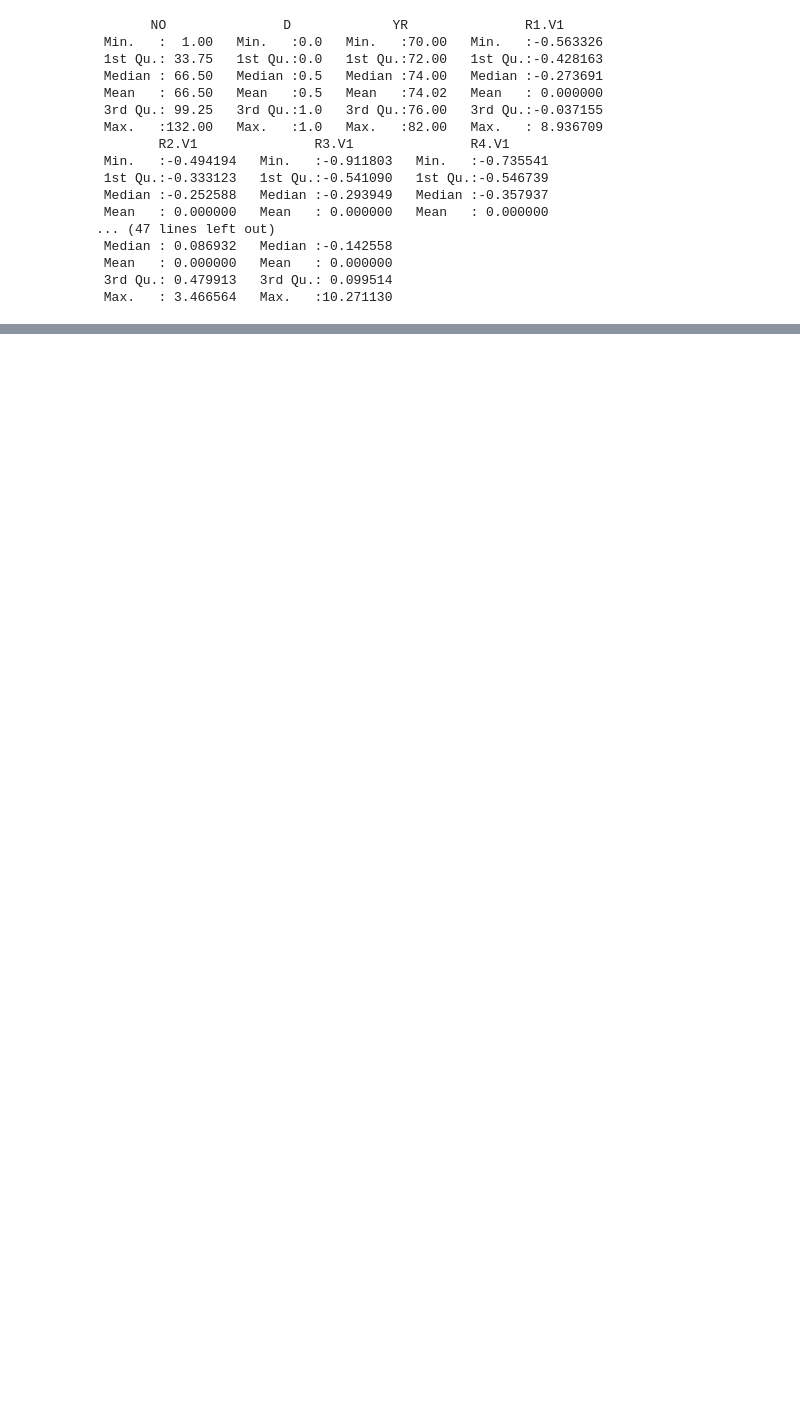
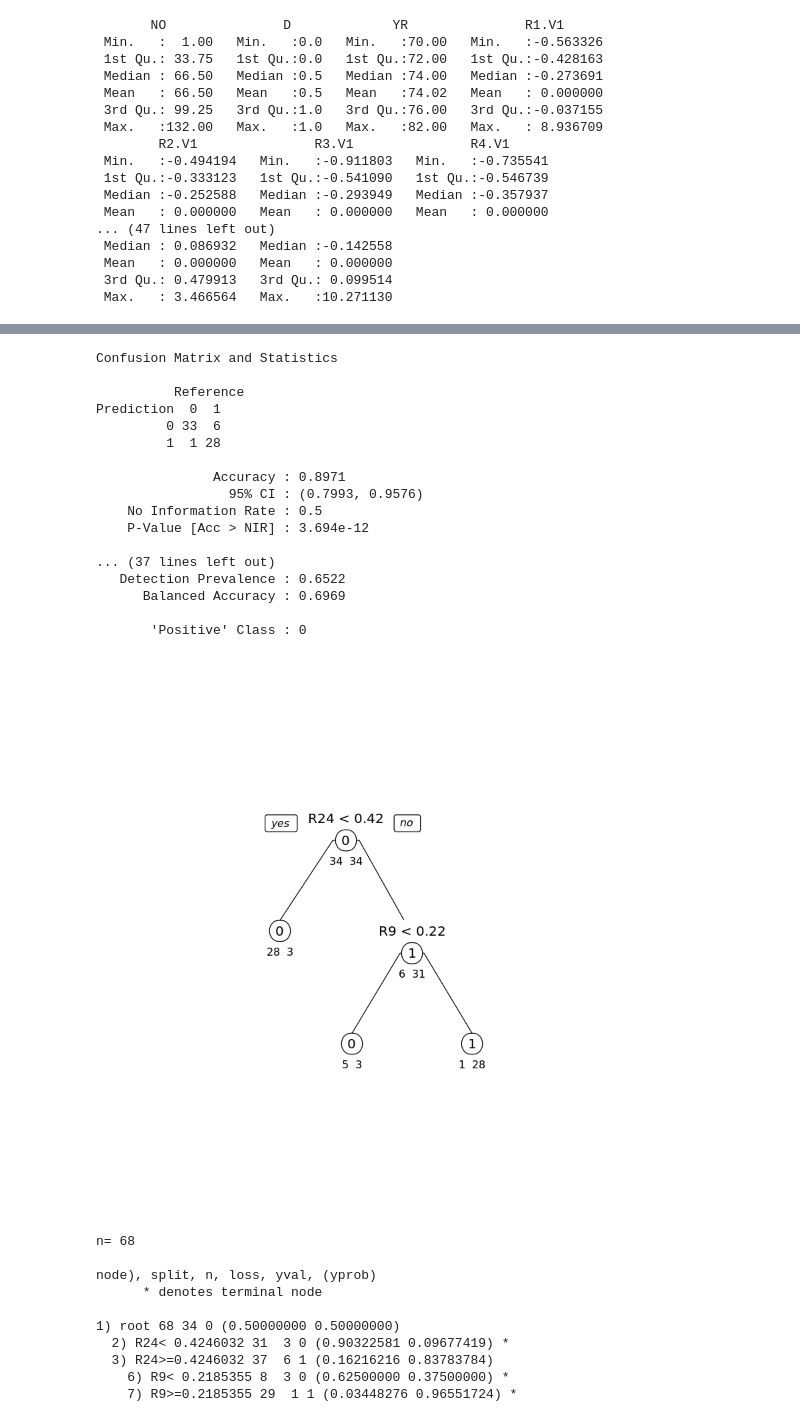
Before and after one commit to kainoa21/OMIS-3000, a Jupyter notebook: bankruptcy/BankruptcyGroup1.ipynb, the cells around one changed output, grey strips where cells are left out. Drawn from its saved outputs; the diff is of its cells as text; code cells hidden in the pictures; blank space fills up the shorter version.

```diff
--- a/bankruptcy/BankruptcyGroup1.ipynb
+++ b/bankruptcy/BankruptcyGroup1.ipynb
@@ -1210,3 +324,0 @@ Resampling results across tuning parameters:
-# %%
-# Remove outlier records & top 5 features from H2O Driverless AI
-run_models(bankrupt.df[-c(16,44,49,58,66,67,77,78,87,91,95,98,100,104,107,125,126,129),c("D","R9","R14","R21","R23","R24")], TRUE)
@@ -1309,0 +327,7 @@ Resampling results across tuning parameters:
+# %%
+#Principal components analysis
+pcs.cor <- prcomp(bankrupt.df[,-c(1,2)],scale. = T)
+summary(pcs.cor)
+# Looks like PC1 through PC6 picks up more than 86% of the cumulative variance
+# Not going to use PCA since we care more explainability than performance
+bankrupt.df.pca <- cbind(bankrupt.df[1],pcs.cor$x[,1:6])
@@ -1309,0 +361,5 @@ Resampling results across tuning parameters:
+# %%
+training.pca.rows <- sample(rownames(bankrupt.df.pca),dim(bankrupt.df.pca)[1]*0.6)
+training.pca <- bankrupt.df.pca[training.pca.rows,]
+validate.pca.rows <- setdiff(row.names(bankrupt.df.pca),training.pca.rows)
+validate.pca <- bankrupt.df.pca[validate.pca.rows,]
@@ -1309,0 +398,16 @@ Resampling results across tuning parameters:
+# %%
+# Most important variables based on CART and RF models: ["R9","R24","R18","R23","R14","R15","R21","R17","R13"]
+# Based on the correlation matrix the following are highly correlated:
+# R15 (CURASS/CURDEBT), R18 (INCDEP/DEBTS), R21 (ASSETS/DEBTS), and R24 (WCFO/DEBTS)
+# R14 (INC/ASSETS), R17 (INCDEP/ASSETS),  and R23 (WCFO/ASSETS)
+# We choose to keep R24 and R23 as they are the most predictive
+bankrupt.df.reduced = bankrupt.df[c("D","R9", "R24", "R23", "R15", "R13")]
+colnames(bankrupt.df.reduced)
+
+training.reduced.rows <- sample(rownames(bankrupt.df.reduced),dim(bankrupt.df.reduced)[1]*0.6)
+training.reduced <- bankrupt.df.reduced[training.reduced.rows,]
+validate.reduced.rows <- setdiff(row.names(bankrupt.df.reduced),training.reduced.rows)
+validate.reduced <- bankrupt.df.reduced[validate.reduced.rows,]
+
+dim(training.reduced)
+dim(validate.reduced)
@@ -1309,0 +619,31 @@ Resampling results across tuning parameters:
+# %%
+train_cart(training, validate, verbose=TRUE)
+# %% [output]
+Confusion Matrix and Statistics
+
+          Reference
+Prediction  0  1
+         0 33  6
+         1  1 28
+
+               Accuracy : 0.8971
+                 95% CI : (0.7993, 0.9576)
+    No Information Rate : 0.5
+    P-Value [Acc > NIR] : 3.694e-12
+
+... (37 lines left out)
+   Detection Prevalence : 0.6522
+      Balanced Accuracy : 0.6969
+
+       'Positive' Class : 0
+[figure, added]
+n= 68
+
+node), split, n, loss, yval, (yprob)
+      * denotes terminal node
+
+1) root 68 34 0 (0.50000000 0.50000000)
+  2) R24< 0.4246032 31  3 0 (0.90322581 0.09677419) *
+  3) R24>=0.4246032 37  6 1 (0.16216216 0.83783784)
+    6) R9< 0.2185355 8  3 0 (0.62500000 0.37500000) *
+    7) R9>=0.2185355 29  1 1 (0.03448276 0.96551724) *
```
Also changed, not shown: parts of 81 cells of this notebook.
